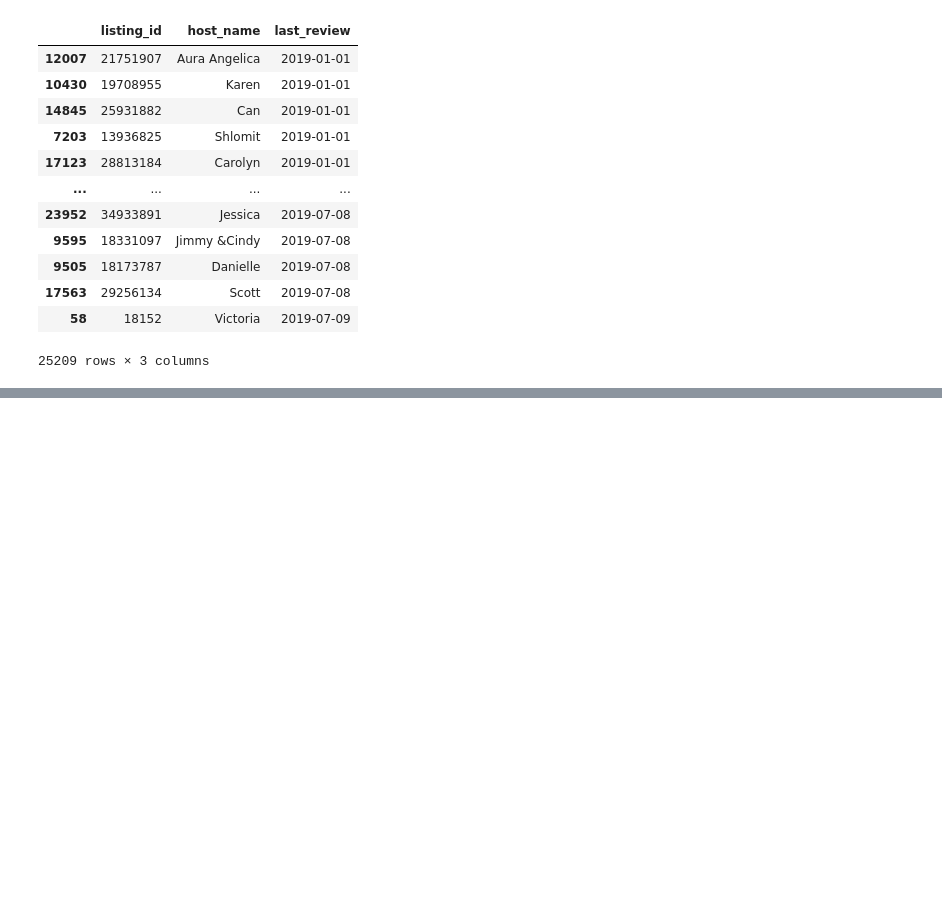
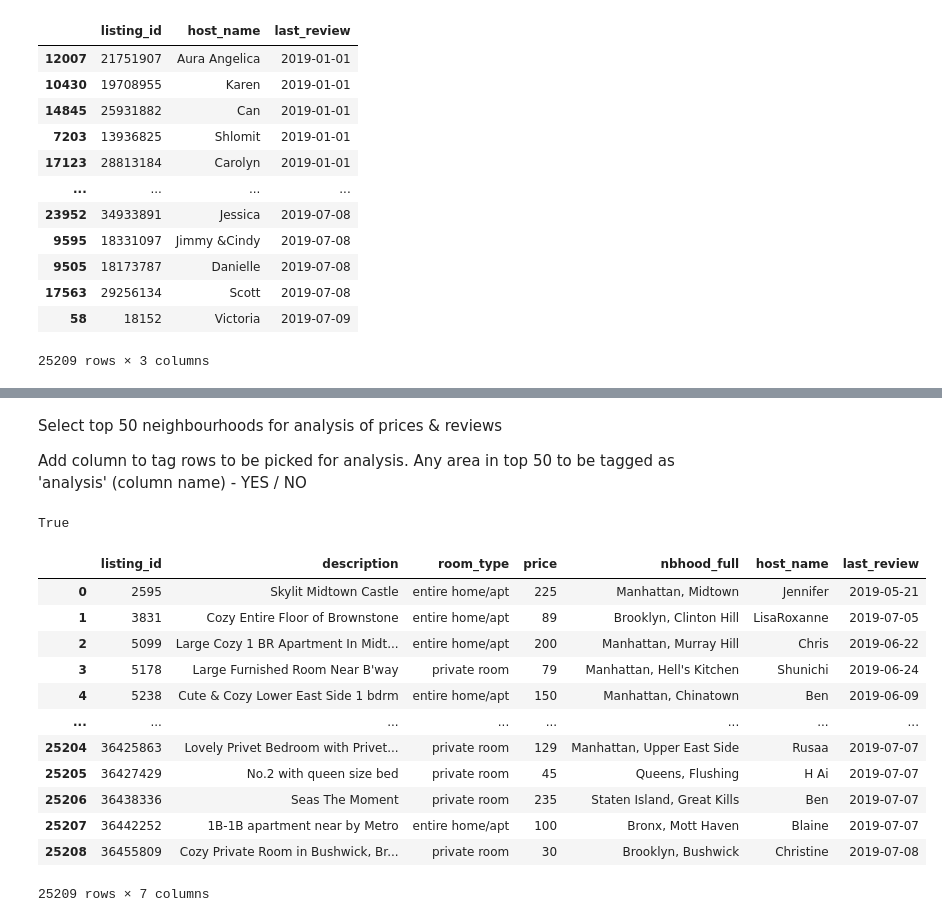
Before and after one commit to abhijeet-bhambere/learner-projects, a Jupyter notebook: airbnb_trends_eda.ipynb, the cells around one changed output, grey strips where cells are left out. Saved outputs shown, nothing was run; the diff lists cells and outputs as text; code cells hidden in the pictures; blank space fills up the shorter version.

```diff
--- a/airbnb_trends_eda.ipynb
+++ b/airbnb_trends_eda.ipynb
@@ -90,0 +199,4 @@ pd.read_csv('./airbnb_last_review.tsv', sep='\t', parse_dates=["last_review"], d
+# %%
+# Loading the dataframe
+prices = pd.read_csv('./airbnb_price.csv')
+prices.info()
@@ -90,0 +226,4 @@ pd.read_csv('./airbnb_last_review.tsv', sep='\t', parse_dates=["last_review"], d
+# %%
+prices['price'] = prices['price'].str.replace(' dollars' , '').astype('int')
+print(prices.head())
+print(prices['price'].info())
@@ -90,0 +298,3 @@ pd.read_csv('./airbnb_last_review.tsv', sep='\t', parse_dates=["last_review"], d
+# %%
+rooms_prices = pd.merge(left=rooms, right=prices, on='listing_id',suffixes=['_pr','_rm'])
+rooms_prices.head()
@@ -90,0 +312,24 @@ pd.read_csv('./airbnb_last_review.tsv', sep='\t', parse_dates=["last_review"], d
+# %% [markdown]
+Select top 50 neighbourhoods for analysis of prices & reviews
+
+Add column to tag rows to be picked for analysis. Any area in top 50 to be tagged as 'analysis' (column name) - YES / NO
+# %%
+airbnb['listing_id'].is_unique
+# %% [output]
+True
+# %%
+pd.merge(left= rooms_prices, right=airbnb, on='listing_id')
+# %% [output]
+|  | listing_id | description | room_type | price | nbhood_full | host_name | last_review |
+| 0 | 2595 | Skylit Midtown Castle | entire home/apt | 225 | Manhattan, Midtown | Jennifer | 2019-05-21 |
+| 1 | 3831 | Cozy Entire Floor of Brownstone | entire home/apt | 89 | Brooklyn, Clinton Hill | LisaRoxanne | 2019-07-05 |
+| 2 | 5099 | Large Cozy 1 BR Apartment In Midt... | entire home/apt | 200 | Manhattan, Murray Hill | Chris | 2019-06-22 |
+| 3 | 5178 | Large Furnished Room Near B'way | private room | 79 | Manhattan, Hell's Kitchen | Shunichi | 2019-06-24 |
+| 4 | 5238 | Cute & Cozy Lower East Side 1 bdrm | entire home/apt | 150 | Manhattan, Chinatown | Ben | 2019-06-09 |
+| ... | ... | ... | ... | ... | ... | ... | ... |
+| 25204 | 36425863 | Lovely Privet Bedroom with Privet... | private room | 129 | Manhattan, Upper East Side | Rusaa | 2019-07-07 |
+| 25205 | 36427429 | No.2 with queen size bed | private room | 45 | Queens, Flushing | H Ai | 2019-07-07 |
+| 25206 | 36438336 | Seas The Moment | private room | 235 | Staten Island, Great Kills | Ben | 2019-07-07 |
+| 25207 | 36442252 | 1B-1B apartment near by Metro | entire home/apt | 100 | Bronx, Mott Haven | Blaine | 2019-07-07 |
+| 25208 | 36455809 | Cozy Private Room in Bushwick, Br... | private room | 30 | Brooklyn, Bushwick | Christine | 2019-07-08 |
+25209 rows × 7 columns
```
Also changed, not shown: parts of 34 cells of this notebook.
